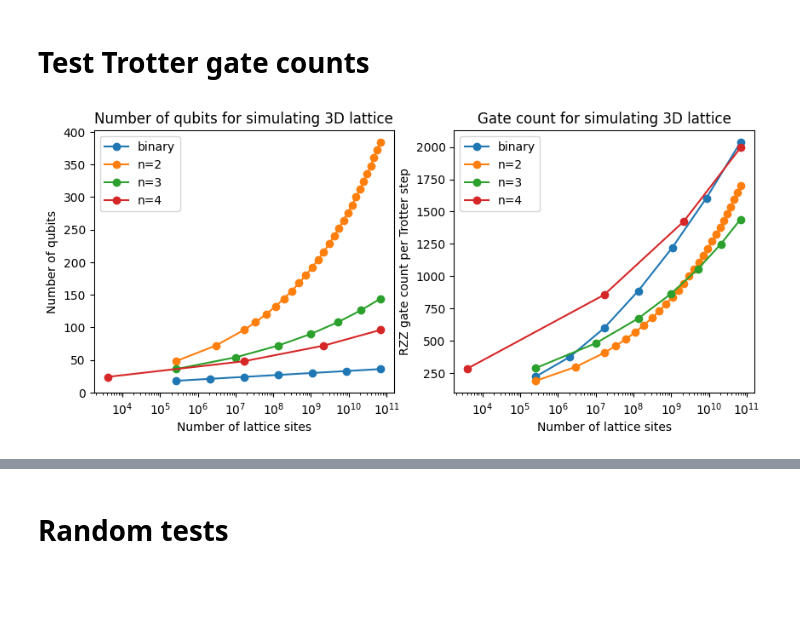
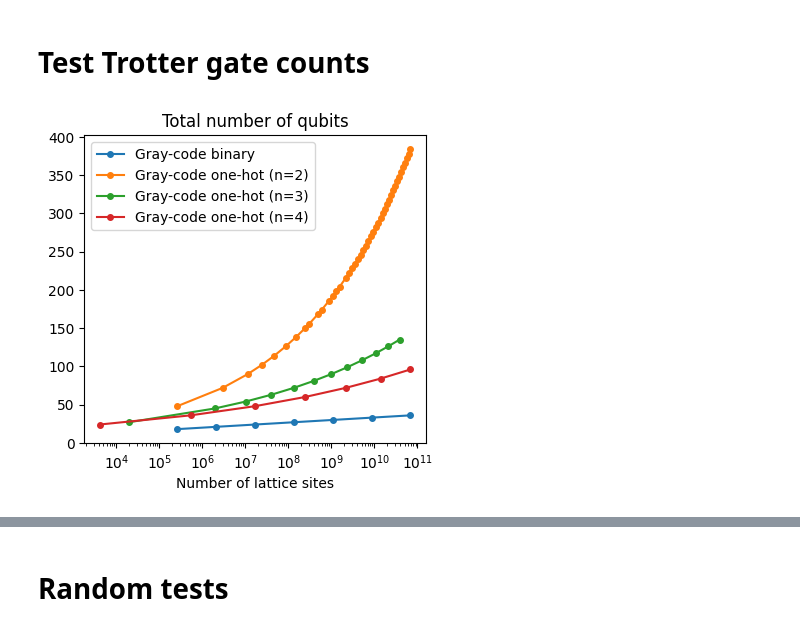
Before and after one commit to Chriscrosser3310/one_hot_QTT, a Jupyter notebook: test_gate_counts.ipynb, the cells around one changed output, grey strips where cells are left out. Drawn from its saved outputs; the diff is of its cells as text; code cells hidden in the pictures; blank space fills up the shorter version.

```diff
--- a/test_gate_counts.ipynb
+++ b/test_gate_counts.ipynb
@@ -18,12 +18,14 @@ n_steps=1
 lattice_sizes = np.linspace(2**6, 2**12, 50)
 
 b_ls = []
-b_rzz = []
-b_qs = []
+b_rzz = [] #rzz gate counts
+b_qs = [] #qubits
+b_ds = [] #depths
 
 n_ls = [[] for _ in range(5)]
-n_rzz = [[] for _ in range(5)]
-n_qs = [[] for _ in range(5)]
+n_rzz = [[] for _ in range(5)] #rzz gate counts
+n_qs = [[] for _ in range(5)] #qubits
+n_ds = [[] for _ in range(5)] #depths
 
 '''
 n1_ls = []
@@ -54,6 +56,8 @@ for ind in range(len(lattice_sizes)):
         qc_t = transpile(qc, basis_gates=['rzz', 'u'], optimization_level=3)
         b_rzz.append(qc_t.count_ops()["rzz"])
 
+        b_ds.append(qc_t.depth())
+
     '''
     # n = 1
     n = 1
@@ -67,7 +71,8 @@ for ind in range(len(lattice_sizes)):
 
     # n = 2
     for n in [2, 3, 4]:
-        q = int(round(lattice_sizes[ind]**(1/n)/2) * 2)
+        #q = int(round(lattice_sizes[ind]**(1/n)/2) * 2)
+        q = int(lattice_sizes[ind]**(1/n))
         if q**n not in n_ls[n]:
             n_ls[n].append(q**(D*n))
             n_qs[n].append(D*n*q)
@@ -75,40 +80,58 @@ for ind in range(len(lattice_sizes)):
             qc = one_hot_gray_trotter_circuit(D, n, q, 0, dt, n_steps)
             qc_t = transpile(qc, basis_gates=['rzz', 'u'], optimization_level=3)
             n_rzz[n].append(qc_t.count_ops()["rzz"])
+
+            n_ds[n].append(qc_t.depth())
 # %%
 D = 3
+fig, axes = plt.subplots(1, 3, figsize=(15, 4))  # 1 row, 2 columns
 
-fig, axes = plt.subplots(1, 2, figsize=(10, 4))  # 1 row, 2 columns
-
-axes[0].plot(np.array(b_ls)**D, D*np.array(b_qs), label="binary", marker='o')
+axes[0].plot(np.array(b_ls)**D, D*np.array(b_qs), label="Gray-code binary", marker='o', ms=4)
 #plt.plot(D*np.array(n1_ls), n1_rzz, label="n=1")
 for n in [2, 3, 4]:
     if len(n_ls[n]) > 0:
-        axes[0].plot(np.array(n_ls[n])**D, D*np.array(n_qs[n]), label=f"n={n}", marker='o')
+        axes[0].plot(np.array(n_ls[n])**D, D*np.array(n_qs[n]), label=f"Gray-code one-hot (n={n})", marker='o', ms=4)
 #plt.plot(np.array(n3_ls)**D, D*np.array(n3_rzz), label="n=3")
 #plt.plot(np.array(n4_ls)**D, D*np.array(n4_rzz), label="n=4")
 
-D = 3
-axes[1].plot(np.array(b_ls)**D, D*np.array(b_rzz), label="binary", marker='o')
+axes[1].plot(np.array(b_ls)**D, D*np.array(b_rzz), label="Gray-code binary", marker='o', ms=4)
 #plt.plot(D*np.array(n1_ls), n1_rzz, label="n=1")
 for n in [2, 3, 4]:
     if len(n_ls[n]) > 0:
-        axes[1].plot(np.array(n_ls[n])**D, D*np.array(n_rzz[n]), label=f"n={n}", marker='o')
+        axes[1].plot(np.array(n_ls[n])**D, D*np.array(n_rzz[n]), label=f"Gray-code one-hot (n={n})", marker='o', ms=4)
 #plt.plot(np.array(n3_ls)**D, D*np.array(n3_rzz), label="n=3")
 #plt.plot(np.array(n4_ls)**D, D*np.array(n4_rzz), label="n=4")
 
-axes[0].set_title("Number of qubits for simulating 3D lattice")
+axes[2].plot(np.array(b_ls)**D, np.array(b_ds), label="Gray-code binary", marker='o', ms=4)
+#plt.plot(D*np.array(n1_ls), n1_rzz, label="n=1")
+for n in [2, 3, 4]:
+    if len(n_ls[n]) > 0:
+        axes[2].plot(np.array(n_ls[n])**D, np.array(n_ds[n]), label=f"Gray-code one-hot (n={n})", marker='o', ms=4)
+#plt.plot(np.array(n3_ls)**D, D*np.array(n3_rzz), label="n=3")
+#plt.plot(np.array(n4_ls)**D, D*np.array(n4_rzz), label="n=4")
+
+axes[0].set_title("Total number of qubits")
 axes[0].set_xlabel("Number of lattice sites")
-axes[0].set_ylabel("Number of qubits")
+#axes[0].set_ylabel("Number of qubits")
 axes[0].set_xscale("log")
 axes[0].legend()
 
-axes[1].set_title("Gate count for simulating 3D lattice")
+axes[1].set_title("RZZ gate count per Trotter step")
 axes[1].set_xlabel("Number of lattice sites")
-axes[1].set_ylabel("RZZ gate count per Trotter step")
+#axes[1].set_ylabel("RZZ gate count per Trotter step")
 axes[1].set_xscale("log")
 axes[1].legend()
 
+axes[2].set_title("Circuit depth per Trotter step")
+axes[2].set_xlabel("Number of lattice sites")
+#axes[1].set_ylabel("RZZ gate count per Trotter step")
+axes[2].set_xscale("log")
+axes[2].legend()
+
+axes[0].set_visible(True)
+axes[1].set_visible(False)
+axes[2].set_visible(False)
+
 plt.show()
 # %% [output]
-[figure, old version]
+[figure, new version]
```
Also changed, not shown: parts of 1 cell of this notebook, 9 other files.
